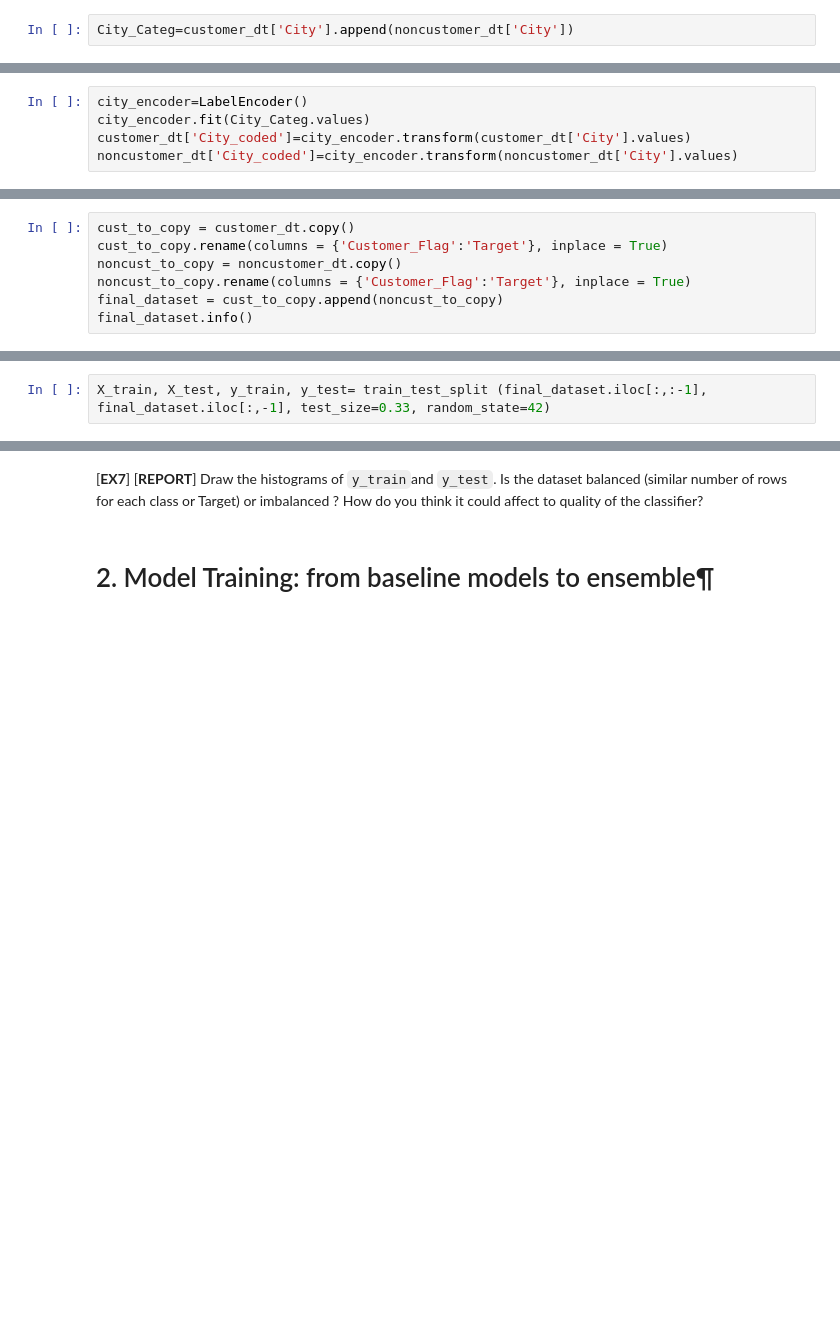
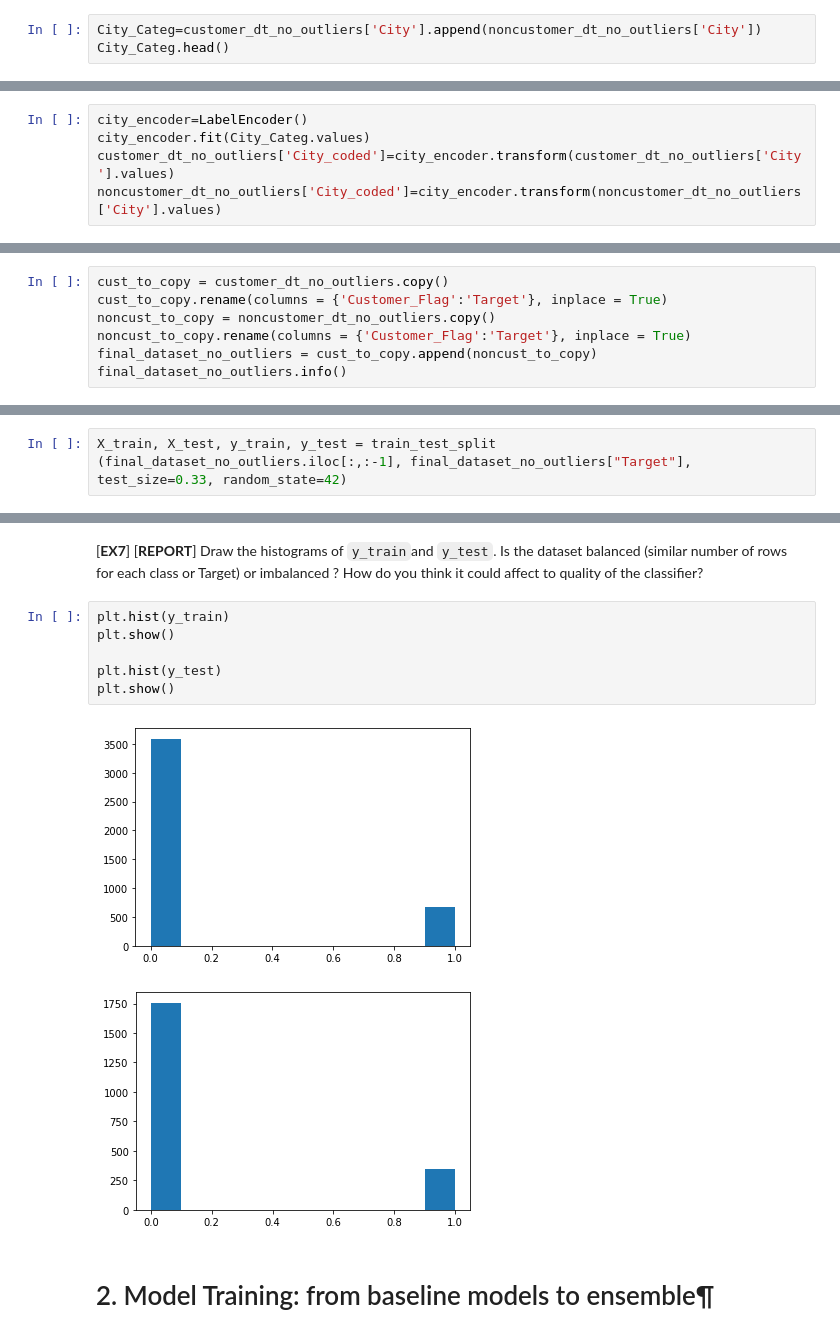
Before and after one commit to alex1162/Machine-Learning, a Jupyter notebook: PJ2/P02.ipynb, the cells around one changed output, grey strips where cells are left out. Cells and saved outputs as stored; diff of their text form; blank space fills up the shorter version.

```diff
--- a/PJ2/P02.ipynb
+++ b/PJ2/P02.ipynb
@@ -275,4 +275,5 @@ noncustomers dataset
 # %% [markdown]
 As the number of distinct values is high, we will apply a **integer** encoding through the LabelEncoder() transformation as follows:
 # %%
-City_Categ=customer_dt['City'].append(noncustomer_dt['City'])
+City_Categ=customer_dt_no_outliers['City'].append(noncustomer_dt_no_outliers['City'])
+City_Categ.head()
@@ -279,5 +287,5 @@ City_Categ=customer_dt['City'].append(noncustomer_dt['City'])
 # %%
 city_encoder=LabelEncoder()
 city_encoder.fit(City_Categ.values)
-customer_dt['City_coded']=city_encoder.transform(customer_dt['City'].values)
-noncustomer_dt['City_coded']=city_encoder.transform(noncustomer_dt['City'].values)
+customer_dt_no_outliers['City_coded']=city_encoder.transform(customer_dt_no_outliers['City'].values)
+noncustomer_dt_no_outliers['City_coded']=city_encoder.transform(noncustomer_dt_no_outliers['City'].values)
@@ -306,11 +315,11 @@ customer_dt.head()
 # %% [markdown]
 The output should look like this:
 # %%
-cust_to_copy = customer_dt.copy()
+cust_to_copy = customer_dt_no_outliers.copy()
 cust_to_copy.rename(columns = {'Customer_Flag':'Target'}, inplace = True)
-noncust_to_copy = noncustomer_dt.copy()
+noncust_to_copy = noncustomer_dt_no_outliers.copy()
 noncust_to_copy.rename(columns = {'Customer_Flag':'Target'}, inplace = True)
-final_dataset = cust_to_copy.append(noncust_to_copy)
-final_dataset.info()
+final_dataset_no_outliers = cust_to_copy.append(noncust_to_copy)
+final_dataset_no_outliers.info()
 # %% [output]
 <class 'pandas.core.frame.DataFrame'>
@@ -347,6 +356,6 @@ To measure the quality of our classifiers, it is necessary to train and test the
 - `X_test`: contains all variables except `Target` for the 20% of `final_dataset`,
 - `y_test`: contains `Target`variables for the 20% of `final_dataset`.
 # %%
-X_train, X_test, y_train, y_test= train_test_split (final_dataset.iloc[:,:-1], final_dataset.iloc[:,-1], test_size=0.33, random_state=42)
+X_train, X_test, y_train, y_test = train_test_split (final_dataset_no_outliers.iloc[:,:-1], final_dataset_no_outliers["Target"], test_size=0.33, random_state=42)
 # %% [markdown]
 [**EX6**] [**REPORT**] Calculate the lenght of `X_train` and `X_test` datasets. Is it aligned with the `test_size`value selected in the split?
@@ -364,5 +391,14 @@ else:
 # %% [markdown]
 [**EX7**] [**REPORT**] Draw the histograms of `y_train`and `y_test`. Is the dataset balanced (similar number of rows for each class or Target) or imbalanced ? How do you think it could affect to quality of the classifier?
+# %%
+plt.hist(y_train)
+plt.show()
+
+plt.hist(y_test)
+plt.show()
+# %% [output]
+[figure, added]
+[figure, added]
 # %% [markdown]
 # 2. Model Training: from baseline models to ensemble¶
 # %% [markdown]
```
Also changed, not shown: parts of 9 cells of this notebook.
